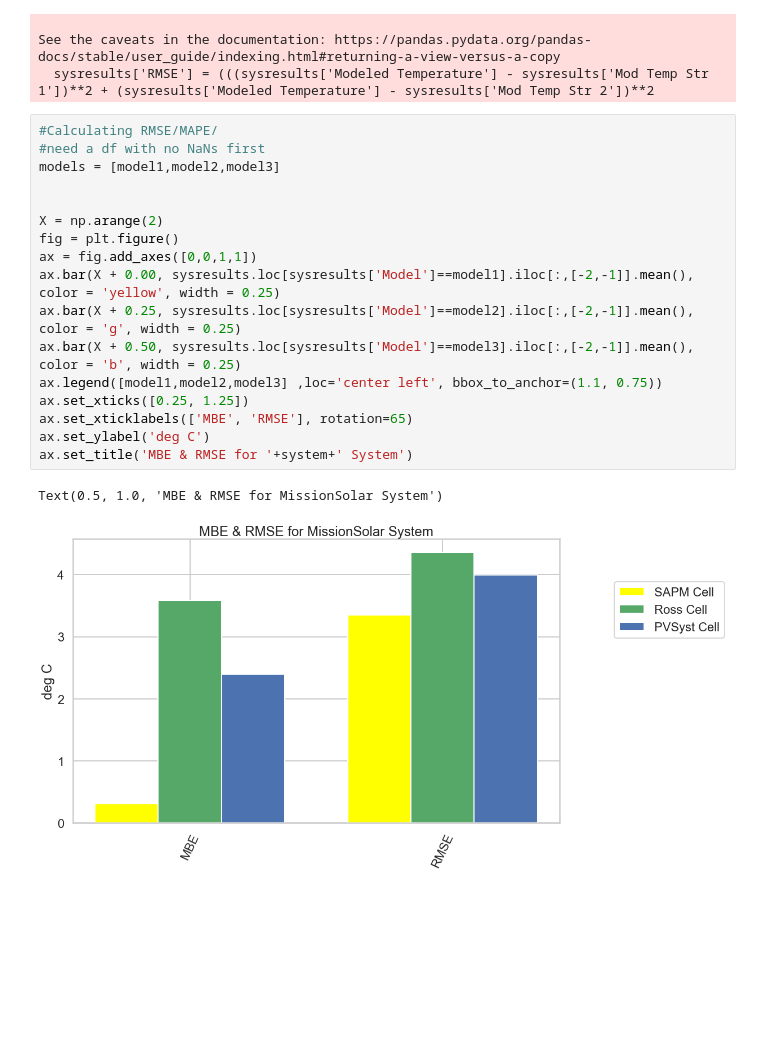
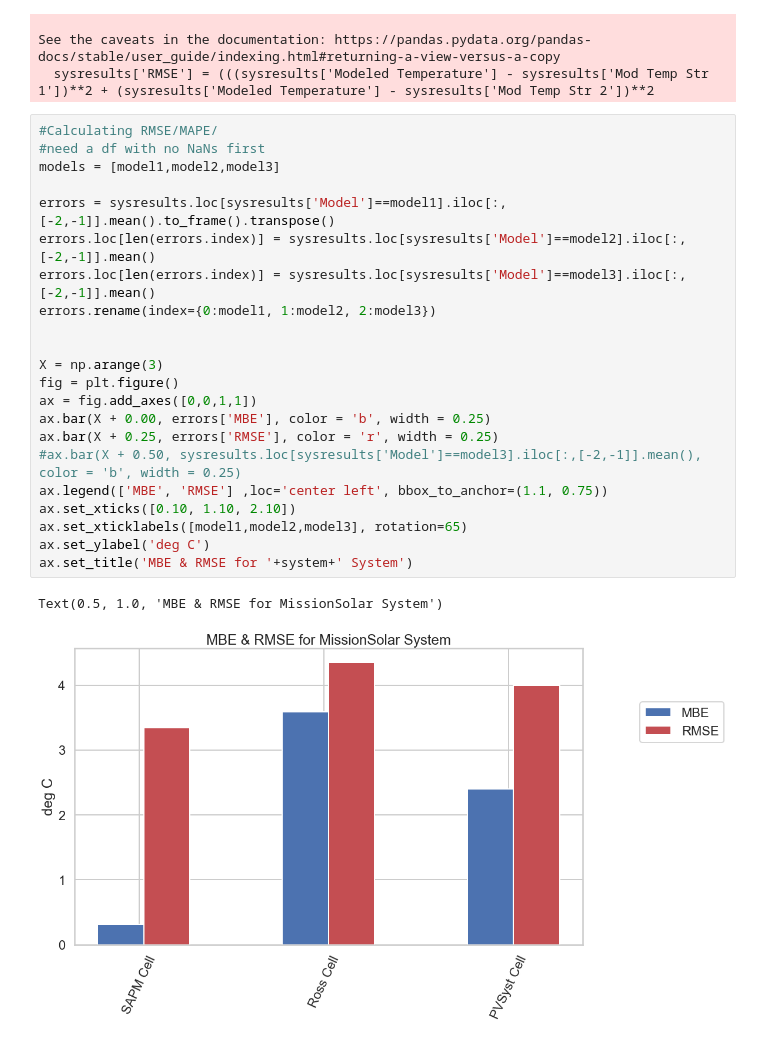
Before and after one commit to lmdeville/PV-Modeling, a Jupyter notebook: Task 2.2.1/Task 2.2.1 Temperature Models & Results.ipynb, the cells around one changed output. Drawn from its saved outputs; the diff is of its cells as text; blank space fills up the shorter version.

```diff
--- a/Task 2.2.1/Task 2.2.1 Temperature Models & Results.ipynb
+++ b/Task 2.2.1/Task 2.2.1 Temperature Models & Results.ipynb
@@ -426,20 +426,25 @@ See the caveats in the documentation: https://pandas.pydata.org/pandas-docs/stab
 # %%
 #Calculating RMSE/MAPE/
 #need a df with no NaNs first
 models = [model1,model2,model3]
 
+errors = sysresults.loc[sysresults['Model']==model1].iloc[:,[-2,-1]].mean().to_frame().transpose()
+errors.loc[len(errors.index)] = sysresults.loc[sysresults['Model']==model2].iloc[:,[-2,-1]].mean()
+errors.loc[len(errors.index)] = sysresults.loc[sysresults['Model']==model3].iloc[:,[-2,-1]].mean()
+errors.rename(index={0:model1, 1:model2, 2:model3})
 
-X = np.arange(2)
+
+X = np.arange(3)
 fig = plt.figure()
 ax = fig.add_axes([0,0,1,1])
-ax.bar(X + 0.00, sysresults.loc[sysresults['Model']==model1].iloc[:,[-2,-1]].mean(), color = 'yellow', width = 0.25)
-ax.bar(X + 0.25, sysresults.loc[sysresults['Model']==model2].iloc[:,[-2,-1]].mean(), color = 'g', width = 0.25)
-ax.bar(X + 0.50, sysresults.loc[sysresults['Model']==model3].iloc[:,[-2,-1]].mean(), color = 'b', width = 0.25)
-ax.legend([model1,model2,model3] ,loc='center left', bbox_to_anchor=(1.1, 0.75))
-ax.set_xticks([0.25, 1.25])
-ax.set_xticklabels(['MBE', 'RMSE'], rotation=65)
+ax.bar(X + 0.00, errors['MBE'], color = 'b', width = 0.25)
+ax.bar(X + 0.25, errors['RMSE'], color = 'r', width = 0.25)
+#ax.bar(X + 0.50, sysresults.loc[sysresults['Model']==model3].iloc[:,[-2,-1]].mean(), color = 'b', width = 0.25)
+ax.legend(['MBE', 'RMSE'] ,loc='center left', bbox_to_anchor=(1.1, 0.75))
+ax.set_xticks([0.10, 1.10, 2.10])
+ax.set_xticklabels([model1,model2,model3], rotation=65)
 ax.set_ylabel('deg C')
 ax.set_title('MBE & RMSE for '+system+' System')
 # %% [output]
 Text(0.5, 1.0, 'MBE & RMSE for MissionSolar System')
-[figure, old version]
+[figure, new version]
```
Also changed, not shown: parts of 2 cells of this notebook.
